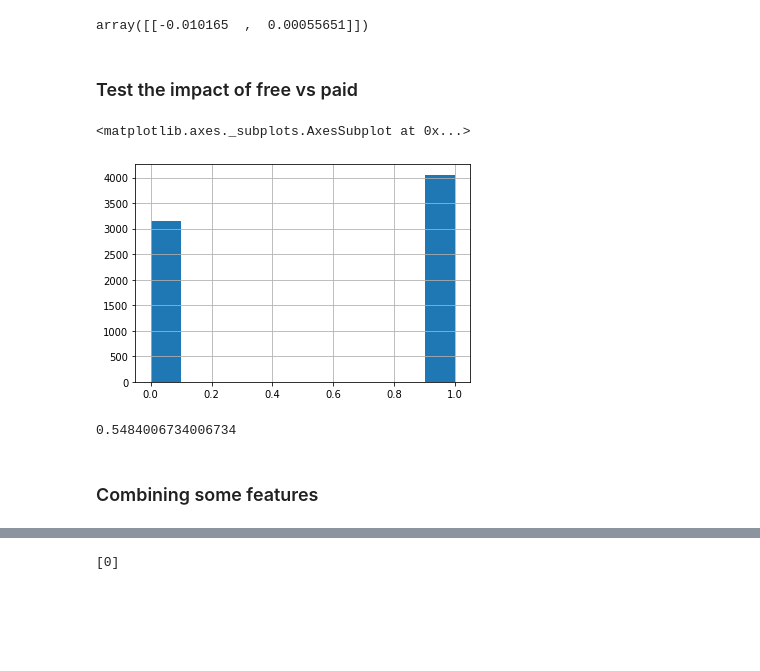
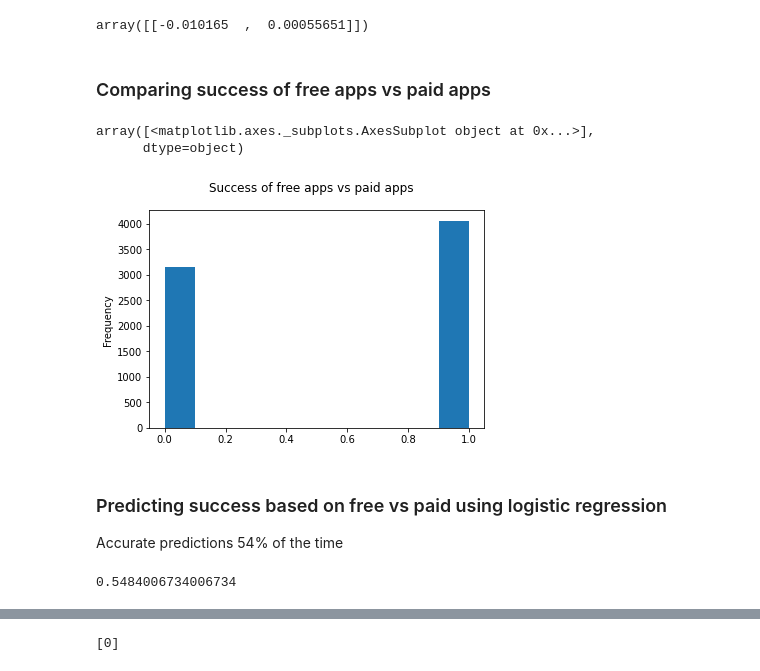
Before and after one commit to jackbridger/app-success-prediction, a Jupyter notebook: research/model.ipynb, the cells around one changed output, grey strips where cells are left out. Cells and saved outputs as stored; diff of their text form; code cells hidden in the pictures; blank space fills up the shorter version.

```diff
--- a/research/model.ipynb
+++ b/research/model.ipynb
@@ -202,14 +225,19 @@ app_success_model.coef_
 # %% [output]
 array([[-0.010165  ,  0.00055651]])
 # %% [markdown]
-### Test the impact of free vs paid
+### Comparing success of free apps vs paid apps
 # %%
 # Create some new features
 app_metrics['app_is_free'] = np.where(app_metrics['price'] == 0,1,0)
-app_metrics['app_is_free'].hist()
+# app_metrics['app_is_free'].hist()
+app_metrics['app_is_free'].plot(kind='hist',subplots=True,sharex=True,sharey=True,title='Success of free apps vs paid apps')
 # %% [output]
-<matplotlib.axes._subplots.AxesSubplot at 0x...>
+array([<matplotlib.axes._subplots.AxesSubplot object at 0x...>],
+      dtype=object)
-[figure, old version]
+[figure, new version]
+# %% [markdown]
+### Predicting success based on free vs paid using logistic regression
+Accurate predictions 54% of the time
 # %%
 # Test the explainability of free apps
 
@@ -224,5 +252,3 @@ app_success_model.score(X_test,y_test)
 # 54% correct, better than 50%. Could be useful addition to model
 # %% [output]
 0.5484006734006734
-# %% [markdown]
-### Combining some features
```
Also changed, not shown: parts of 48 cells of this notebook.
